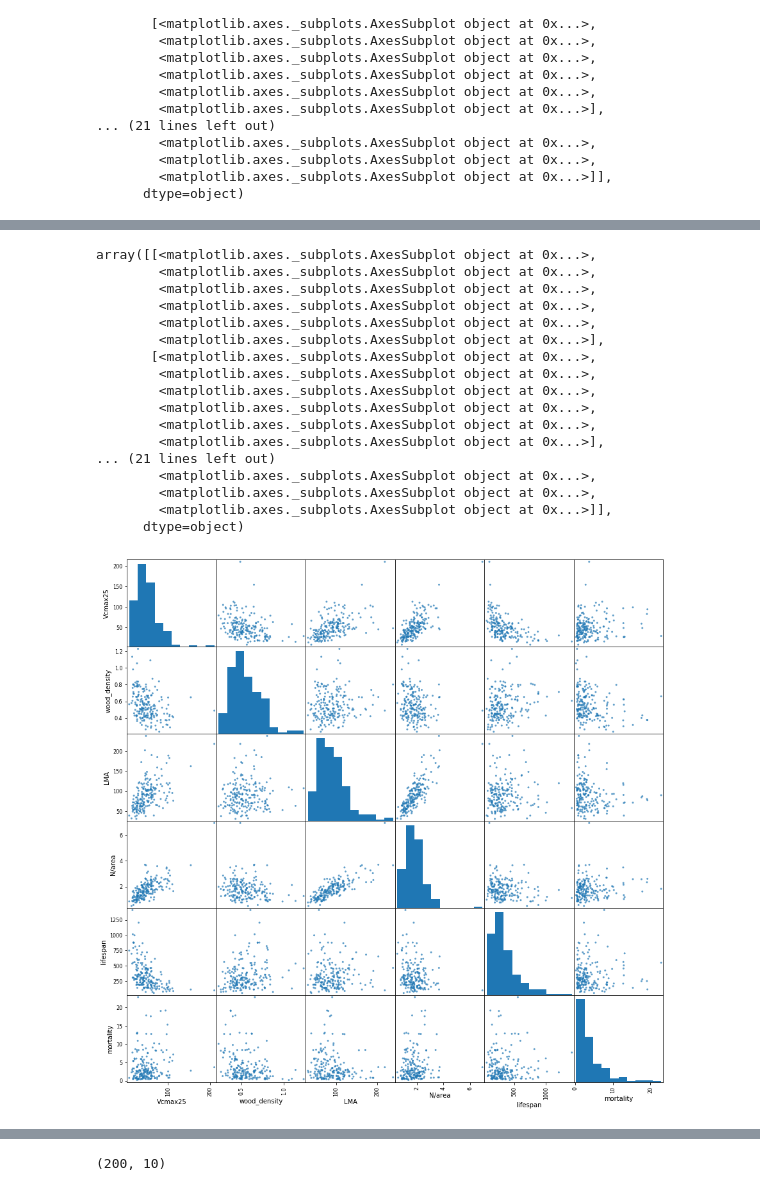
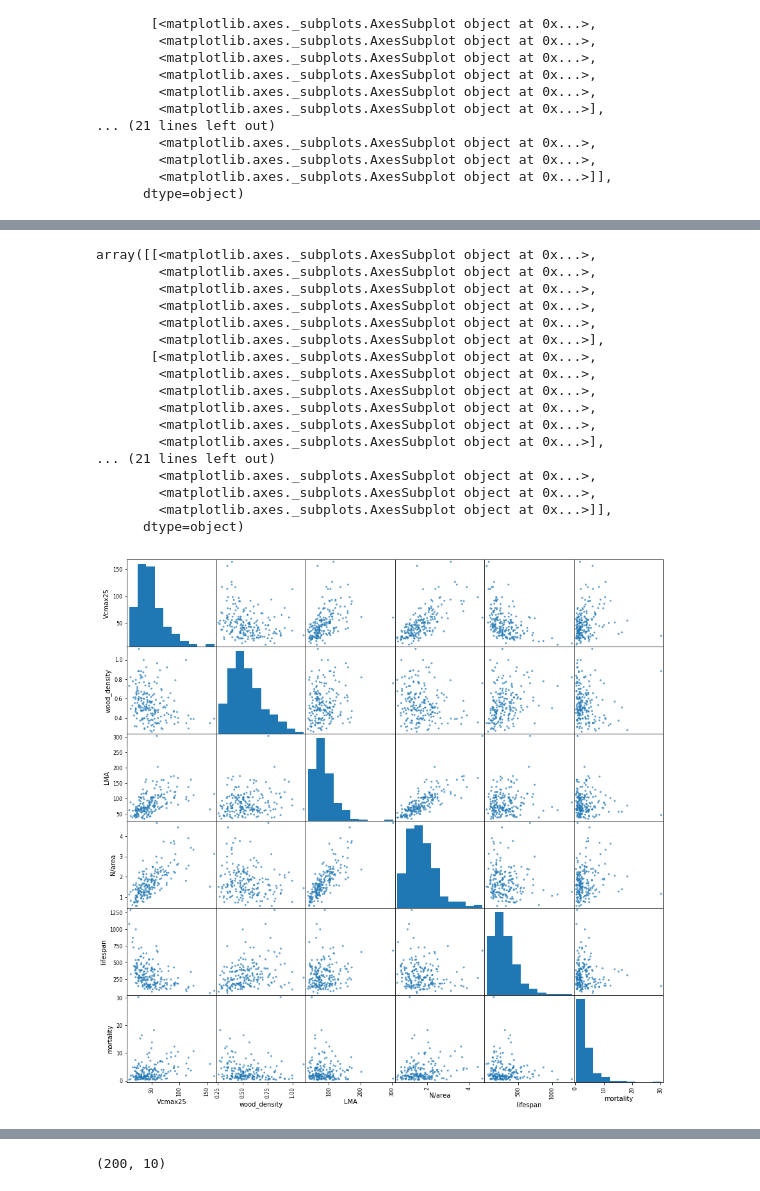
Before and after one commit to NGEET/testbeds, a Jupyter notebook: BCI_testbed/traits_analysis.ipynb, the cells around one changed output, grey strips where cells are left out. Drawn from its saved outputs; the diff is of its cells as text; code cells hidden in the pictures.

```diff
--- a/BCI_testbed/traits_analysis.ipynb
+++ b/BCI_testbed/traits_analysis.ipynb
@@ -339,7 +339,8 @@ array([[<matplotlib.axes._subplots.AxesSubplot object at 0x...>,
 
 n_out = 200
 means = traits_matrix.mean(axis=0)
-X = np.random.multivariate_normal(means, np.array(trait_cov), n_out)
+randomstate = np.random.RandomState(11)
+X = randomstate.multivariate_normal(means, np.array(trait_cov), n_out)
 df2 = pandas.DataFrame(X, columns=column_names)
 pandas.plotting.scatter_matrix(df2, alpha=0.7, figsize=(15, 15), diagonal='hist')
 # %% [output]
@@ -364,31 +365,31 @@ array([[<matplotlib.axes._subplots.AxesSubplot object at 0x...>,
 # %%
 ### instead of doing the above on raw trait data, do it on log-transformed trait data
 
 log_traits_matrix = np.ma.log(traits_matrix)
 log_cov = np.ma.cov(log_traits_matrix.transpose())
 log_means = log_traits_matrix.mean(axis=0)
-X_log = np.exp(np.random.multivariate_normal(log_means, np.array(log_cov), n_out))
+X_log = np.exp(randomstate.multivariate_normal(log_means, np.array(log_cov), n_out))
 df3 = pandas.DataFrame(X_log, columns=column_names)
 pandas.plotting.scatter_matrix(df3, alpha=0.7, figsize=(15, 15), diagonal='hist')
 # %% [output]
 array([[<matplotlib.axes._subplots.AxesSubplot object at 0x...>,
         <matplotlib.axes._subplots.AxesSubplot object at 0x...>,
         <matplotlib.axes._subplots.AxesSubplot object at 0x...>,
         <matplotlib.axes._subplots.AxesSubplot object at 0x...>,
         <matplotlib.axes._subplots.AxesSubplot object at 0x...>,
         <matplotlib.axes._subplots.AxesSubplot object at 0x...>],
        [<matplotlib.axes._subplots.AxesSubplot object at 0x...>,
         <matplotlib.axes._subplots.AxesSubplot object at 0x...>,
         <matplotlib.axes._subplots.AxesSubplot object at 0x...>,
         <matplotlib.axes._subplots.AxesSubplot object at 0x...>,
         <matplotlib.axes._subplots.AxesSubplot object at 0x...>,
         <matplotlib.axes._subplots.AxesSubplot object at 0x...>],
 ... (21 lines left out)
         <matplotlib.axes._subplots.AxesSubplot object at 0x...>,
         <matplotlib.axes._subplots.AxesSubplot object at 0x...>,
         <matplotlib.axes._subplots.AxesSubplot object at 0x...>]],
       dtype=object)
-[figure, old version]
+[figure, new version]
 # %%
 ## for now we aren't doing this step.
 
```
Also changed, not shown: parts of 3 cells of this notebook.
